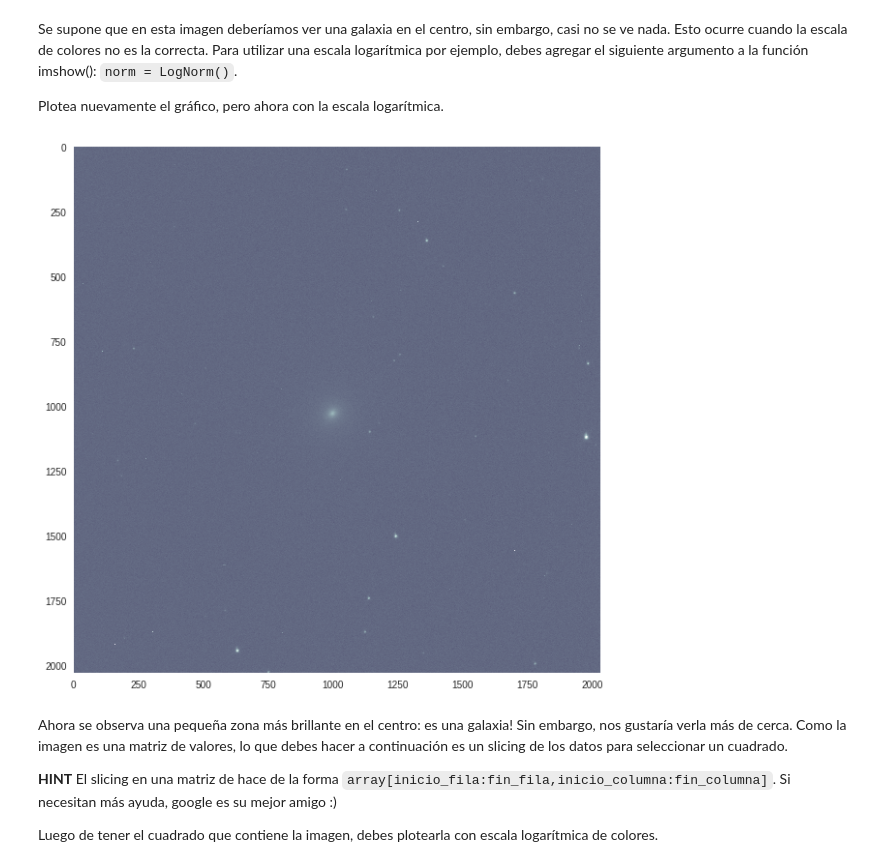
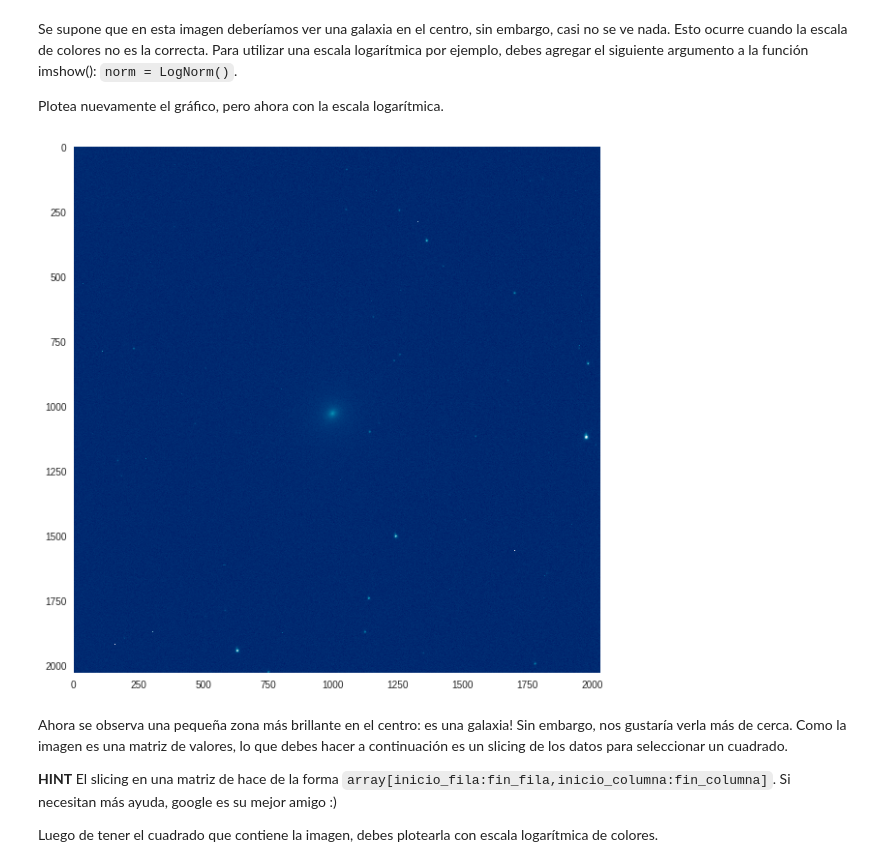
Before and after one commit to niccoma/minitarea3, a Jupyter notebook: minitarea3.ipynb, the cells around one changed output. Saved outputs shown, nothing was run; the diff lists cells and outputs as text; code cells hidden in the pictures.

```diff
--- a/minitarea3.ipynb
+++ b/minitarea3.ipynb
@@ -128,10 +128,10 @@ Plotea nuevamente el gráfico, pero ahora con la escala logarítmica.
 # %%
 # Plot acá
 plt.figure(figsize=(10,10))
-plt.imshow(imagen, cmap='bone', norm = LogNorm())
+plt.imshow(imagen, cmap='ocean', norm = LogNorm())
 plt.grid(b=None)
 # %% [output]
-[figure, old version]
+[figure, new version]
 # %% [markdown]
 Ahora se observa una pequeña zona más brillante en el centro: es una galaxia! Sin embargo, nos gustaría verla más de cerca. Como la imagen es una matriz de valores, lo que debes hacer a continuación es un slicing de los datos para seleccionar un cuadrado.
 
```
Also changed, not shown: parts of 2 cells of this notebook.
